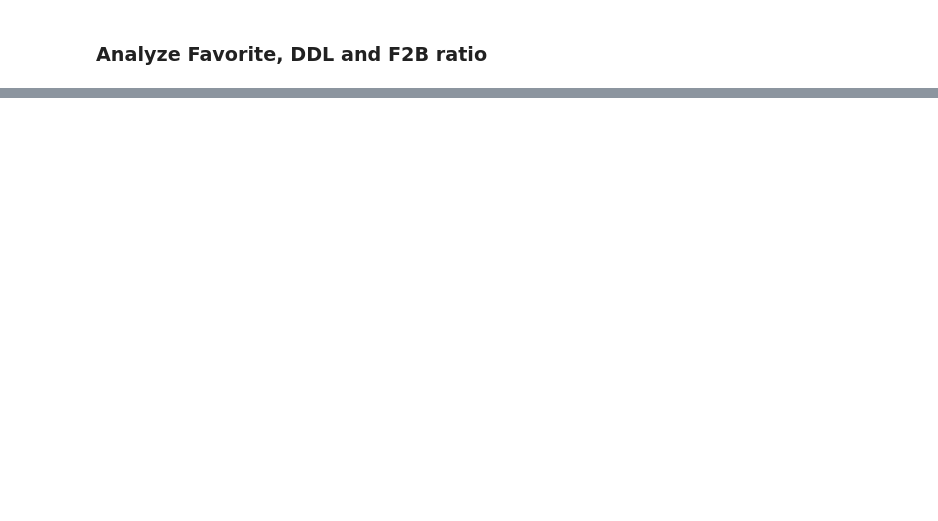
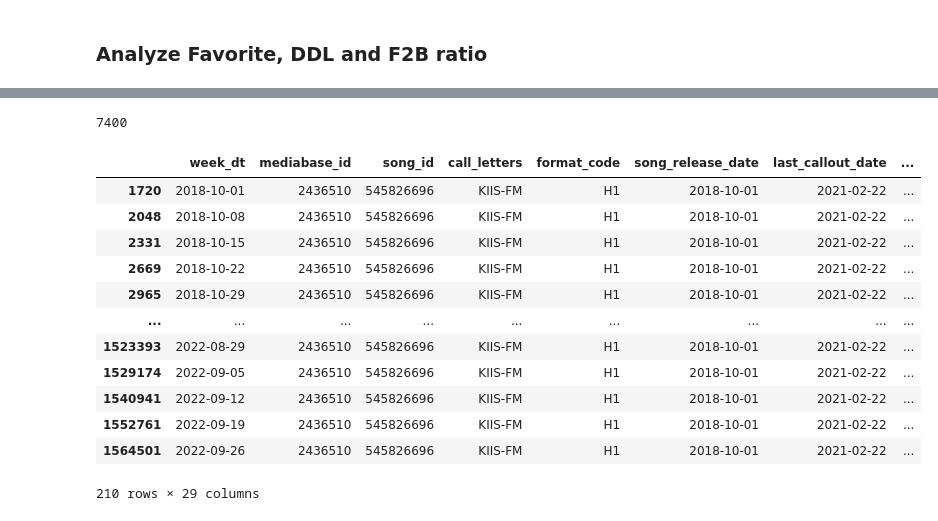
Before and after one commit to gjampanih/adds-early-burnout-warning-model, a Jupyter notebook: notebooks/ebw_metrics_analysis.ipynb, the cells around one changed output, grey strips where cells are left out. Drawn from its saved outputs; the diff is of its cells as text; code cells hidden in the pictures; blank space fills up the shorter version.

```diff
--- a/notebooks/ebw_metrics_analysis.ipynb
+++ b/notebooks/ebw_metrics_analysis.ipynb
@@ -125,0 +194,28 @@ for fmt in all_formats:
+# %%
+df_ebw_metrics.sort_values(by=['format_code', 'call_letters', 'mediabase_id', 'week_dt'], inplace=True)
+# %%
+df_ebw_metrics['num_top_quintile'] = df_ebw_metrics.groupby(['format_code', 'call_letters', 'mediabase_id'])['is_top_quintile'].cumsum()
+# %%
+df_ebw_metrics['cuml_spins_non_on'] = df_ebw_metrics.groupby(['format_code', 'call_letters', 'mediabase_id'])['spins_non_on'].cumsum()
+# %%
+100*(int(np.max(df_ebw_metrics['cuml_spins_non_on'])/100) + 1)
+# %% [output]
+7400
+# %%
+df_ebw_metrics['cuml_spins_bucket'] = pd.cut(df_ebw_metrics['cuml_spins_non_on'], bins=pd.interval_range(start=0, end=100*(int(np.max(df_ebw_metrics['cuml_spins_non_on'])/100) + 1), freq=100))
+# %%
+df_ebw_metrics[(df_ebw_metrics['mediabase_id']==2436510) & (df_ebw_metrics['call_letters'] == 'KIIS-FM')]
+# %% [output]
+|  | week_dt | mediabase_id | song_id | call_letters | format_code | song_release_date | last_callout_date | ... |
+| 1720 | 2018-10-01 | 2436510 | 545826696 | KIIS-FM | H1 | 2018-10-01 | 2021-02-22 | ... |
+| 2048 | 2018-10-08 | 2436510 | 545826696 | KIIS-FM | H1 | 2018-10-01 | 2021-02-22 | ... |
+| 2331 | 2018-10-15 | 2436510 | 545826696 | KIIS-FM | H1 | 2018-10-01 | 2021-02-22 | ... |
+| 2669 | 2018-10-22 | 2436510 | 545826696 | KIIS-FM | H1 | 2018-10-01 | 2021-02-22 | ... |
+| 2965 | 2018-10-29 | 2436510 | 545826696 | KIIS-FM | H1 | 2018-10-01 | 2021-02-22 | ... |
+| ... | ... | ... | ... | ... | ... | ... | ... | ... |
+| 1523393 | 2022-08-29 | 2436510 | 545826696 | KIIS-FM | H1 | 2018-10-01 | 2021-02-22 | ... |
+| 1529174 | 2022-09-05 | 2436510 | 545826696 | KIIS-FM | H1 | 2018-10-01 | 2021-02-22 | ... |
+| 1540941 | 2022-09-12 | 2436510 | 545826696 | KIIS-FM | H1 | 2018-10-01 | 2021-02-22 | ... |
+| 1552761 | 2022-09-19 | 2436510 | 545826696 | KIIS-FM | H1 | 2018-10-01 | 2021-02-22 | ... |
+| 1564501 | 2022-09-26 | 2436510 | 545826696 | KIIS-FM | H1 | 2018-10-01 | 2021-02-22 | ... |
+210 rows × 29 columns
```
Also changed, not shown: parts of 13 cells of this notebook, 1 other file.
